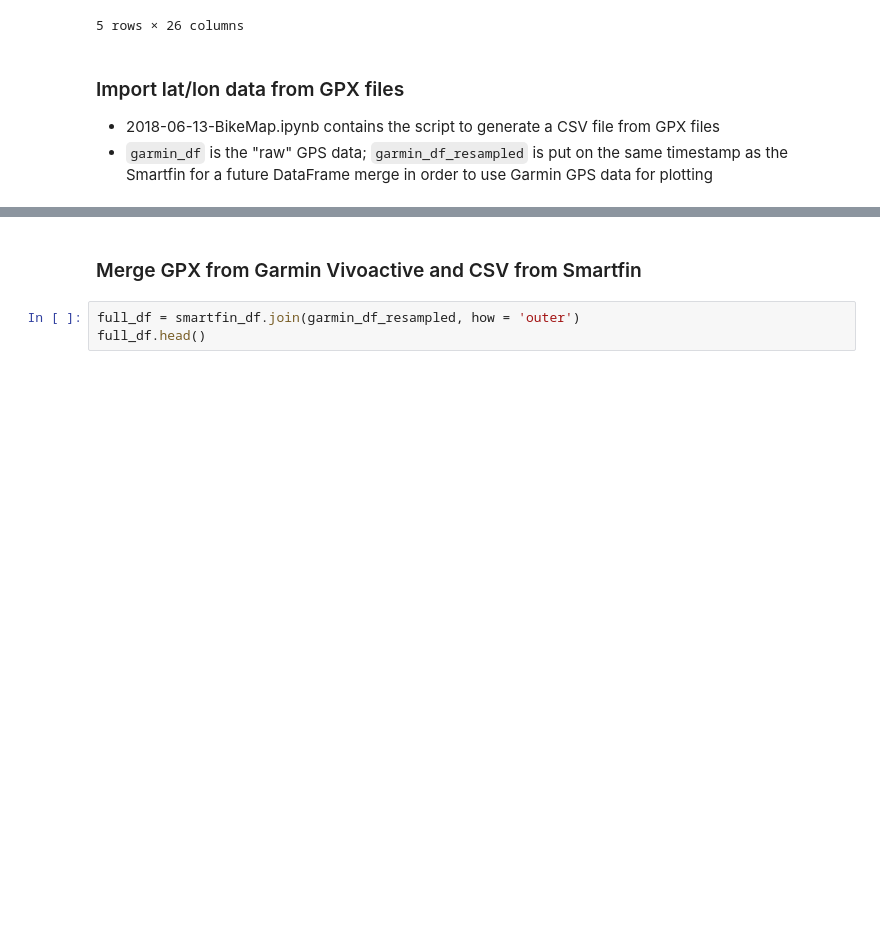
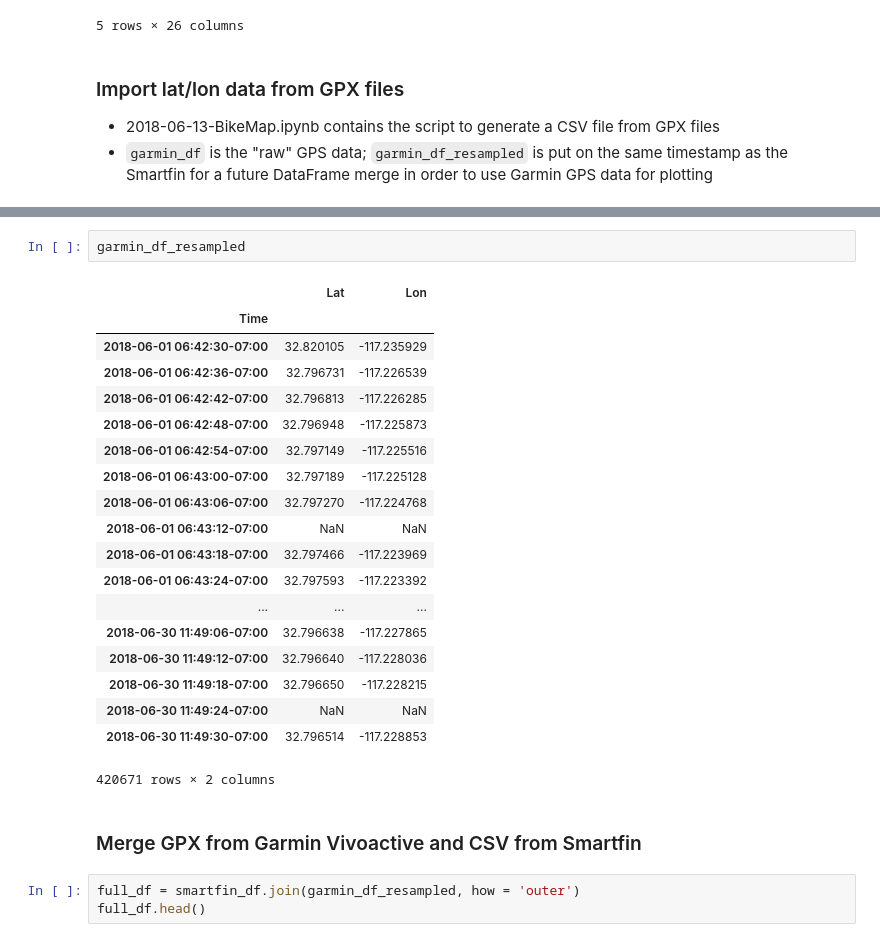
Before and after one commit to SUPScientist/Website-Analysis, a Jupyter notebook: Bike-to-Surf-Month/2018-07-17-Plotly-Mapbox-ScatterAndLines-GarminGPS.ipynb, the cells around one changed output, grey strips where cells are left out. Saved outputs shown, nothing was run; the diff lists cells and outputs as text; blank space fills up the shorter version.

```diff
--- a/Bike-to-Surf-Month/2018-07-17-Plotly-Mapbox-ScatterAndLines-GarminGPS.ipynb
+++ b/Bike-to-Surf-Month/2018-07-17-Plotly-Mapbox-ScatterAndLines-GarminGPS.ipynb
@@ -55,3 +60,25 @@ garmin_df.head()
+# %%
+garmin_df_resampled
+# %% [output]
+|  | Lat | Lon |
+| Time |  |  |
+| 2018-06-01 06:42:30-07:00 | 32.820105 | -117.235929 |
+| 2018-06-01 06:42:36-07:00 | 32.796731 | -117.226539 |
+| 2018-06-01 06:42:42-07:00 | 32.796813 | -117.226285 |
+| 2018-06-01 06:42:48-07:00 | 32.796948 | -117.225873 |
+| 2018-06-01 06:42:54-07:00 | 32.797149 | -117.225516 |
+| 2018-06-01 06:43:00-07:00 | 32.797189 | -117.225128 |
+| 2018-06-01 06:43:06-07:00 | 32.797270 | -117.224768 |
+| 2018-06-01 06:43:12-07:00 | NaN | NaN |
+| 2018-06-01 06:43:18-07:00 | 32.797466 | -117.223969 |
+| 2018-06-01 06:43:24-07:00 | 32.797593 | -117.223392 |
+| ... | ... | ... |
+| 2018-06-30 11:49:06-07:00 | 32.796638 | -117.227865 |
+| 2018-06-30 11:49:12-07:00 | 32.796640 | -117.228036 |
+| 2018-06-30 11:49:18-07:00 | 32.796650 | -117.228215 |
+| 2018-06-30 11:49:24-07:00 | NaN | NaN |
+| 2018-06-30 11:49:30-07:00 | 32.796514 | -117.228853 |
+420671 rows × 2 columns
 # %% [markdown]
 ### Merge GPX from Garmin Vivoactive and CSV from Smartfin
 # %%
```
Also changed, not shown: parts of 3 cells of this notebook, 3 other files.
